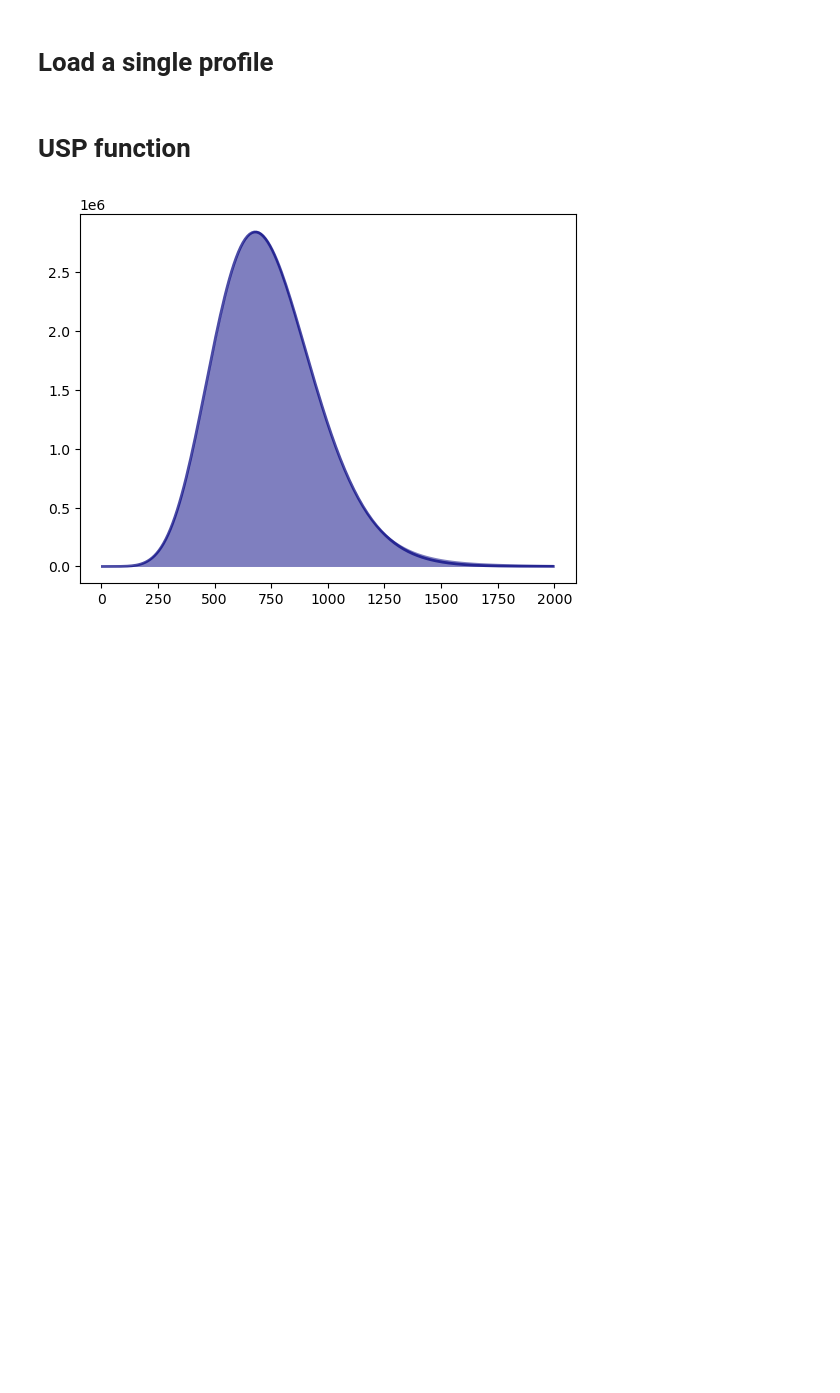
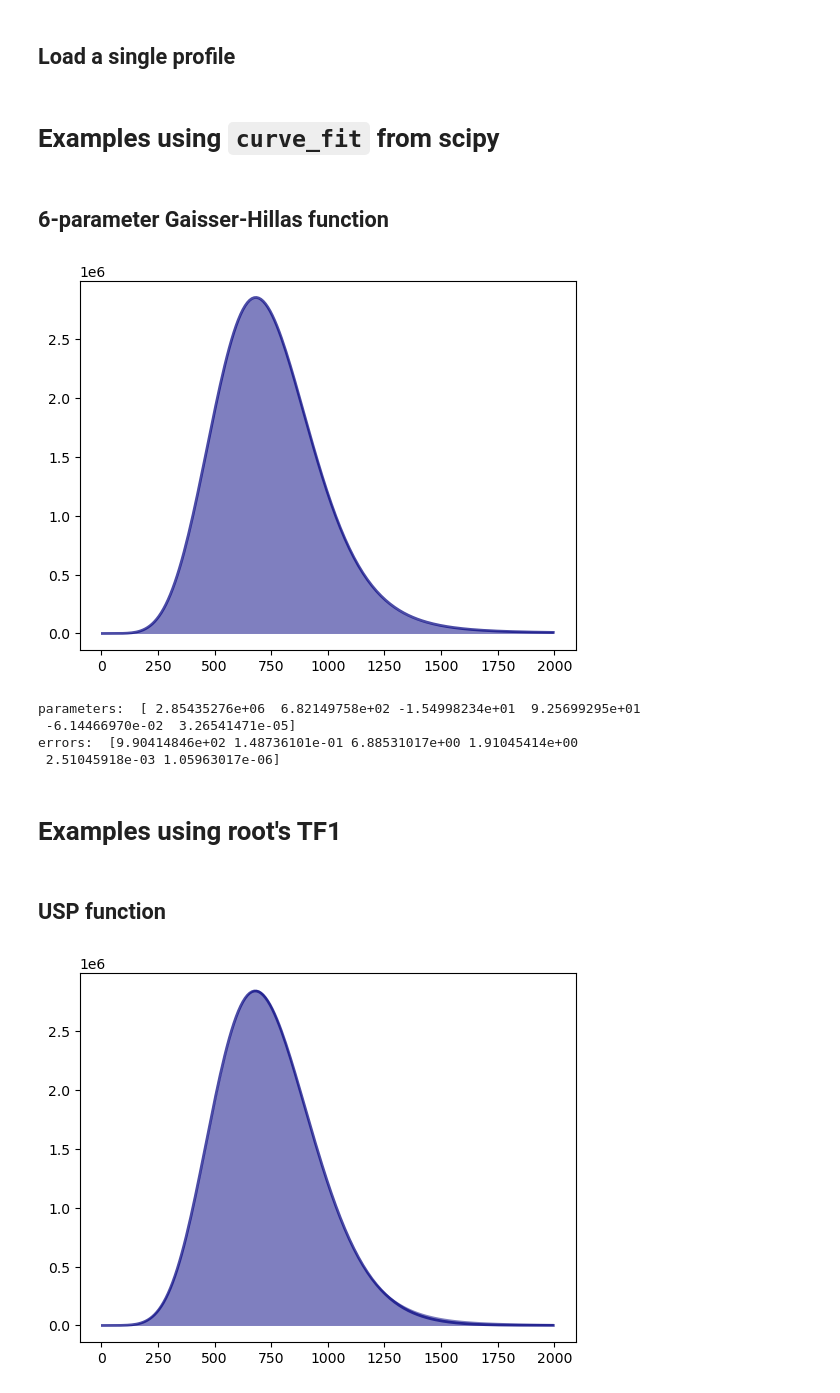
Before and after one commit to lbarbele/sigma-air, a Jupyter notebook: notebooks/1.0-test_fit_functions.ipynb, the cells around one changed output. Saved outputs shown, nothing was run; the diff lists cells and outputs as text; code cells hidden in the pictures; blank space fills up the shorter version.

Commit message:
add example using scipy (faster!!)

````diff
--- a/notebooks/1.0-test_fit_functions.ipynb
+++ b/notebooks/1.0-test_fit_functions.ipynb
@@ -19,0 +13,2 @@ input_line_51:2:55: error: 'EFType' is a protected member of 'TF1'
+# %% [markdown]
+## Load a single profile
@@ -20,3 +21,28 @@ input_line_51:2:55: error: 'EFType' is a protected member of 'TF1'
+# %% [markdown]
+# Examples using ```curve_fit``` from scipy
+# %%
+def fit_scipy(f, x, y, guess):
+  popt, pcov = curve_fit(f, x, y, p0 = guess)
+  perr = np.sqrt([pcov[i, i] for i in range(len(guess))])
+
+  plt.fill_between(x, y, color = 'navy', alpha = 0.5, lw = 0)
+  plt.plot(x, f(x, *popt), '-', color = 'navy', alpha = 0.7, lw = 2)
+  plt.show()
+
+  print('parameters: ', popt)
+  print('errors: ', perr)
+# %% [markdown]
+## 6-parameter Gaisser-Hillas function
+# %%
+fit_scipy(gaisser_hillas, x, y, [y.max(), x[y.argmax()], -155, 93, -0.06, 0.00003])
+# %% [output]
+[figure, added]
+parameters:  [ 2.85435276e+06  6.82149758e+02 -1.54998234e+01  9.25699295e+01
+ -6.14466970e-02  3.26541471e-05]
+errors:  [9.90414846e+02 1.48736101e-01 6.88531017e+00 1.91045414e+00
+ 2.51045918e-03 1.05963017e-06]
+# %% [markdown]
+# Examples using root's TF1
 # %%
 def fit_and_draw(f, x, y, *guess):
   fcn = WrappedTF1(f, x[0], x[-1], len(guess))
@@ -29,5 +55,3 @@ def fit_and_draw(f, x, y, *guess):
 
   print('parameters: ', fcn.parameters())
   print('errors: ', fcn.errors())
-# %% [markdown]
-# Load a single profile
@@ -40,5 +58,5 @@ g = TGraph(len(x), x, y)
 # %% [markdown]
-# USP function
+## USP function
 # %%
 fit_and_draw(usp, x, y, y.max(), x[y.argmax()], 200, 0.25)
 # %% [output]
````
Also changed, not shown: parts of 6 cells of this notebook.
